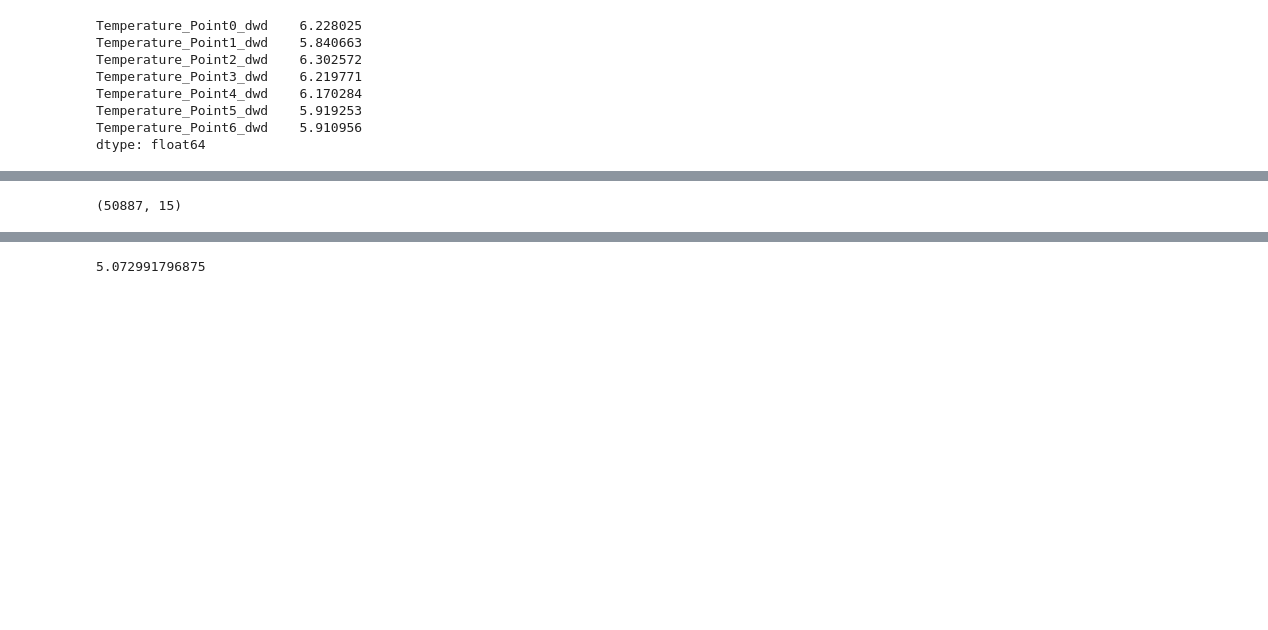
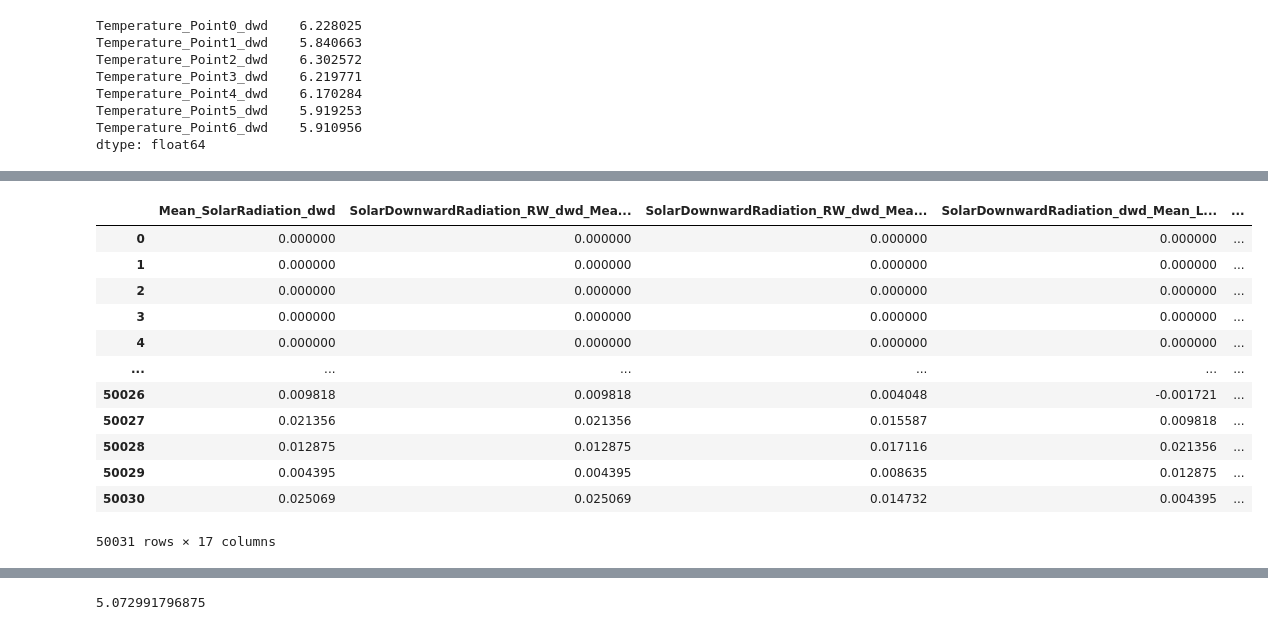
Before and after one commit to P-AEL/Energy_production_price_prediction, a Jupyter notebook: paul_analyse/neuronales_netz_solar.ipynb, the cells around one changed output, grey strips where cells are left out. Cells and saved outputs as stored; diff of their text form; code cells hidden in the pictures; blank space fills up the shorter version.

```diff
--- a/paul_analyse/neuronales_netz_solar.ipynb
+++ b/paul_analyse/neuronales_netz_solar.ipynb
@@ -196,5 +211 @@ Index(['Mean_SolarRadiation_dwd', 'SolarDownwardRadiation_RW_dwd_Mean_30min',
       dtype='object')
-# %%
-df_solar1.drop(columns=["Solar_MWh_credit"]).values.shape
-# %% [output]
-(50887, 15)
@@ -201,3 +214,20 @@ df_solar1.drop(columns=["Solar_MWh_credit"]).values.shape
+# %%
+train = pd.read_csv("train.csv")
+train
+# %% [output]
+|  | Mean_SolarRadiation_dwd | SolarDownwardRadiation_RW_dwd_Mea... | SolarDownwardRadiation_RW_dwd_Mea... | SolarDownwardRadiation_dwd_Mean_L... | ... |
+| 0 | 0.000000 | 0.000000 | 0.000000 | 0.000000 | ... |
+| 1 | 0.000000 | 0.000000 | 0.000000 | 0.000000 | ... |
+| 2 | 0.000000 | 0.000000 | 0.000000 | 0.000000 | ... |
+| 3 | 0.000000 | 0.000000 | 0.000000 | 0.000000 | ... |
+| 4 | 0.000000 | 0.000000 | 0.000000 | 0.000000 | ... |
+| ... | ... | ... | ... | ... | ... |
+| 50026 | 0.009818 | 0.009818 | 0.004048 | -0.001721 | ... |
+| 50027 | 0.021356 | 0.021356 | 0.015587 | 0.009818 | ... |
+| 50028 | 0.012875 | 0.012875 | 0.017116 | 0.021356 | ... |
+| 50029 | 0.004395 | 0.004395 | 0.008635 | 0.012875 | ... |
+| 50030 | 0.025069 | 0.025069 | 0.014732 | 0.004395 | ... |
+50031 rows × 17 columns
 # %%
 import pandas as pd
 import numpy as np
```
Also changed, not shown: parts of 29 cells of this notebook, 10 other files.
